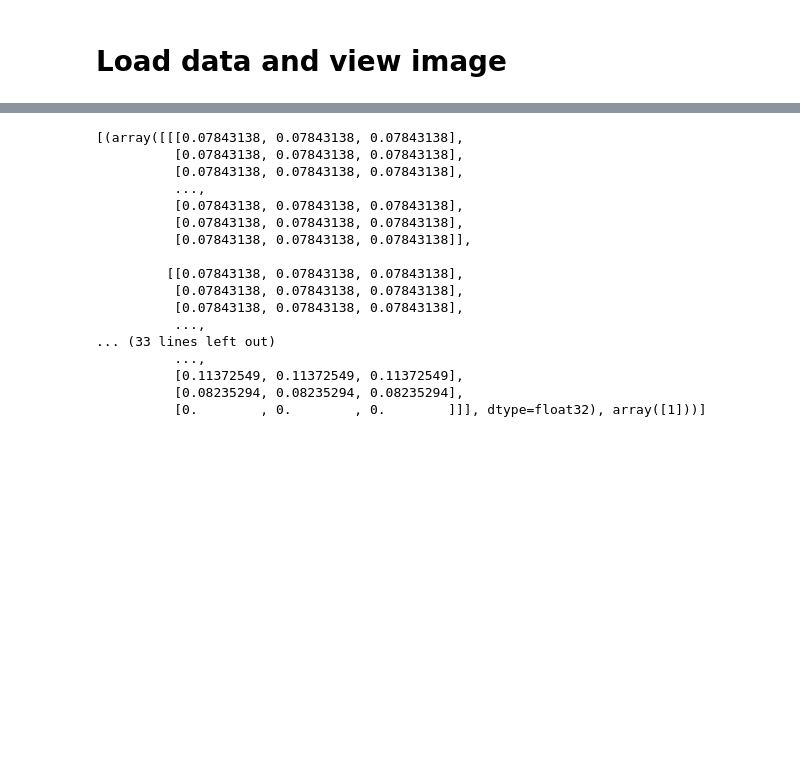
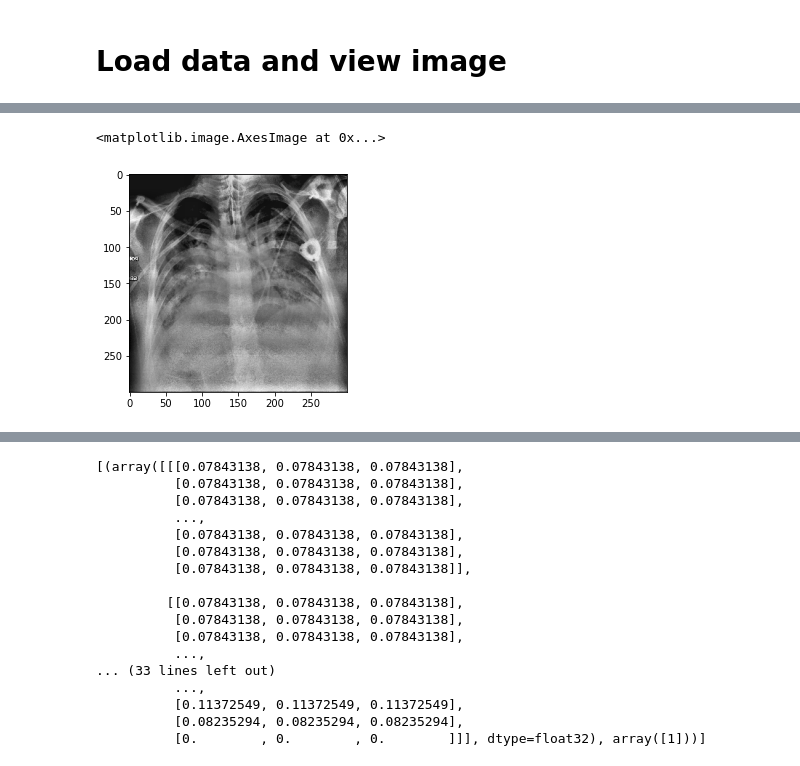
Before and after one commit to AnahVeronica/RANZCR_CLiP_Catheter_and_Line_Position_Challenge, a Jupyter notebook: RANZCR_CLiP_Catheter_and_Line_Position_Challenge.ipynb, the cells around one changed output, grey strips where cells are left out. Cells and saved outputs as stored; diff of their text form; code cells hidden in the pictures; blank space fills up the shorter version.

```diff
--- a/RANZCR_CLiP_Catheter_and_Line_Position_Challenge.ipynb
+++ b/RANZCR_CLiP_Catheter_and_Line_Position_Challenge.ipynb
@@ -141,0 +160,5 @@ plt.imshow(np.array(inspect[0][0]))
+# %%
+plt.imshow(img)
+# %% [output]
+<matplotlib.image.AxesImage at 0x...>
+[figure, added]
```
Also changed, not shown: parts of 10 cells of this notebook.
